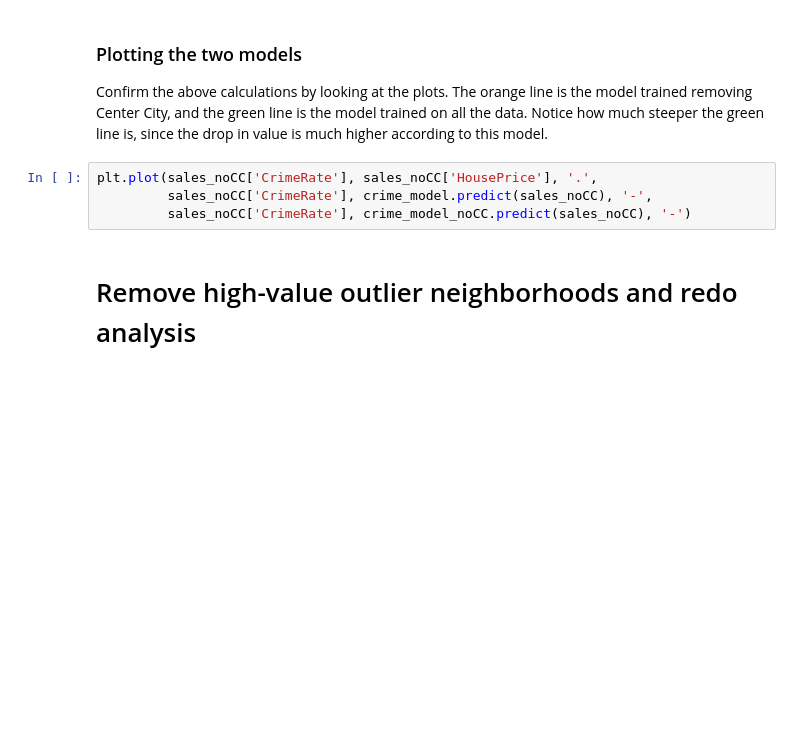
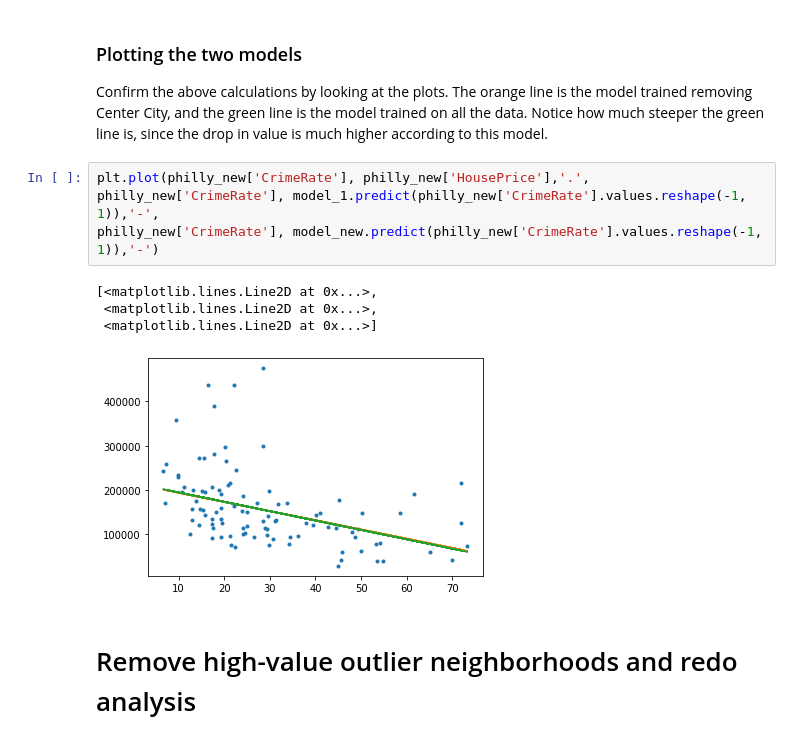
Before and after one commit to syedmeesamali/CourseraPlus, a Jupyter notebook: 6_ML_Combined_Courses/Practice/Pandas_PhillyCrime.ipynb, the cells around one changed output. Saved outputs shown, nothing was run; the diff lists cells and outputs as text; blank space fills up the shorter version.

```diff
--- a/6_ML_Combined_Courses/Practice/Pandas_PhillyCrime.ipynb
+++ b/6_ML_Combined_Courses/Practice/Pandas_PhillyCrime.ipynb
@@ -109,10 +107,15 @@ An influential observation is one where the removal of the point significantly c
 # %% [markdown]
 ### Plotting the two models
 Confirm the above calculations by looking at the plots. The orange line is the model trained removing Center City, and the green line is the model trained on all the data. Notice how much steeper the green line is, since the drop in value is much higher according to this model.
-# %%
-plt.plot(sales_noCC['CrimeRate'], sales_noCC['HousePrice'], '.',
-         sales_noCC['CrimeRate'], crime_model.predict(sales_noCC), '-',
-         sales_noCC['CrimeRate'], crime_model_noCC.predict(sales_noCC), '-')
+# %%
+plt.plot(philly_new['CrimeRate'], philly_new['HousePrice'],'.',
+philly_new['CrimeRate'], model_1.predict(philly_new['CrimeRate'].values.reshape(-1, 1)),'-',
+philly_new['CrimeRate'], model_new.predict(philly_new['CrimeRate'].values.reshape(-1, 1)),'-')
+# %% [output]
+[<matplotlib.lines.Line2D at 0x...>,
+ <matplotlib.lines.Line2D at 0x...>,
+ <matplotlib.lines.Line2D at 0x...>]
+[figure, added]
 # %% [markdown]
 # Remove high-value outlier neighborhoods and redo analysis
 # %% [markdown]
```
Also changed, not shown: parts of 26 cells of this notebook.
